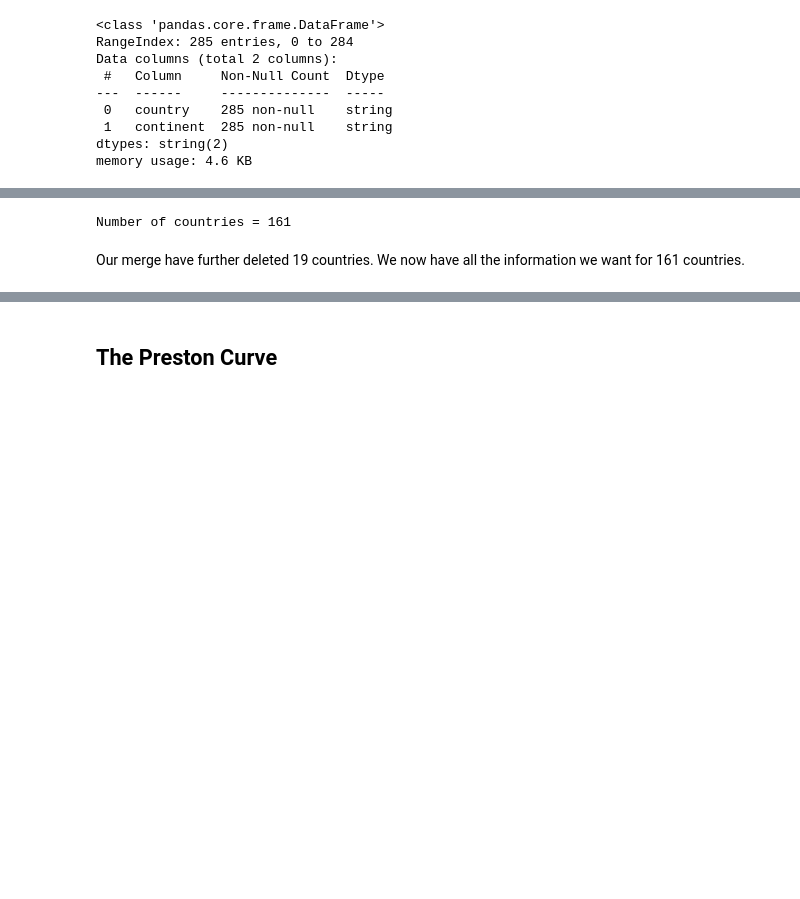
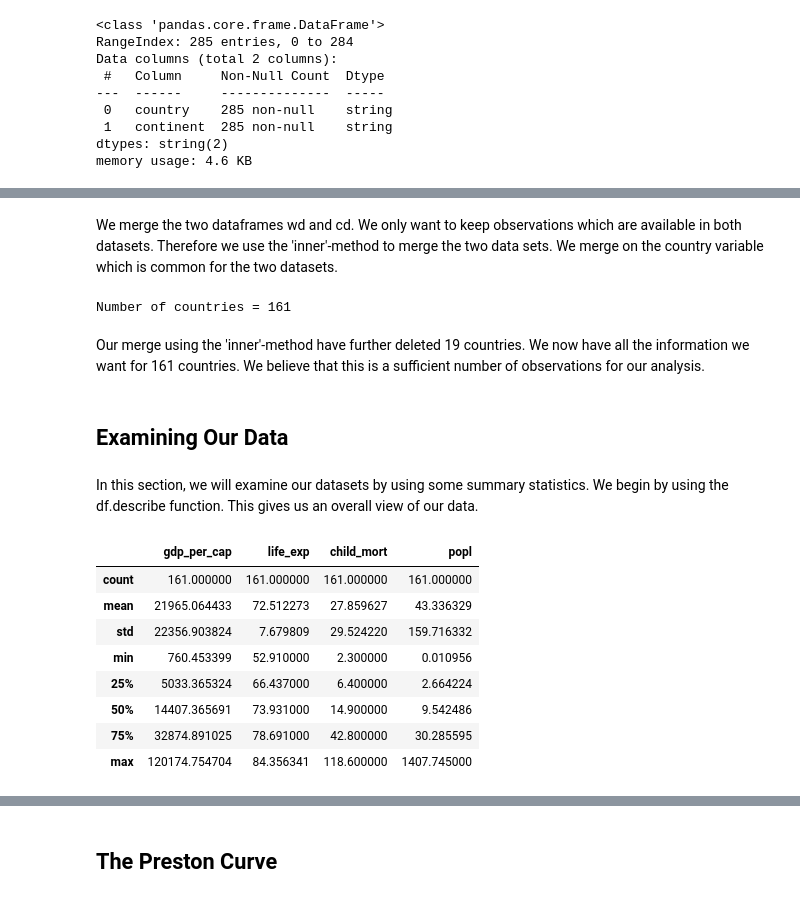
Before and after one commit to NumEconCopenhagen/projects-2023-helene-and-cecilie-class-3, a Jupyter notebook: dataproject/dataproject.ipynb, the cells around one changed output, grey strips where cells are left out. Cells and saved outputs as stored; diff of their text form; code cells hidden in the pictures; blank space fills up the shorter version.

```diff
--- a/dataproject/dataproject.ipynb
+++ b/dataproject/dataproject.ipynb
@@ -199,3 +201,5 @@ We merge the two datasets wd and cd
+# %% [markdown]
+We merge the two dataframes wd and cd. We only want to keep observations which are available in both datasets. Therefore we use the 'inner'-method to merge the two data sets. We merge on the country variable which is common for the two datasets.
 # %%
 # merge datasets
 wd_cont = pd.merge(wd, cd, how = 'inner', on = 'country')
@@ -203,4 +207,21 @@ print(f'Number of countries = {len(wd_cont.country.unique())}')
 # %% [output]
 Number of countries = 161
 # %% [markdown]
-Our merge have further deleted 19 countries. We now have all the information we want for 161 countries.
+Our merge using the 'inner'-method have further deleted 19 countries. We now have all the information we want for 161 countries. We believe that this is a sufficient number of observations for our analysis.
+# %% [markdown]
+## **Examining Our Data**
+# %% [markdown]
+In this section, we will examine our datasets by using some summary statistics. We begin by using the df.describe function. This gives us an overall view of our data.
+# %%
+# summary statistics
+wd_cont.describe()
+# %% [output]
+|  | gdp_per_cap | life_exp | child_mort | popl |
+| count | 161.000000 | 161.000000 | 161.000000 | 161.000000 |
+| mean | 21965.064433 | 72.512273 | 27.859627 | 43.336329 |
+| std | 22356.903824 | 7.679809 | 29.524220 | 159.716332 |
+| min | 760.453399 | 52.910000 | 2.300000 | 0.010956 |
+| 25% | 5033.365324 | 66.437000 | 6.400000 | 2.664224 |
+| 50% | 14407.365691 | 73.931000 | 14.900000 | 9.542486 |
+| 75% | 32874.891025 | 78.691000 | 42.800000 | 30.285595 |
+| max | 120174.754704 | 84.356341 | 118.600000 | 1407.745000 |
```
Also changed, not shown: parts of 33 cells of this notebook.
